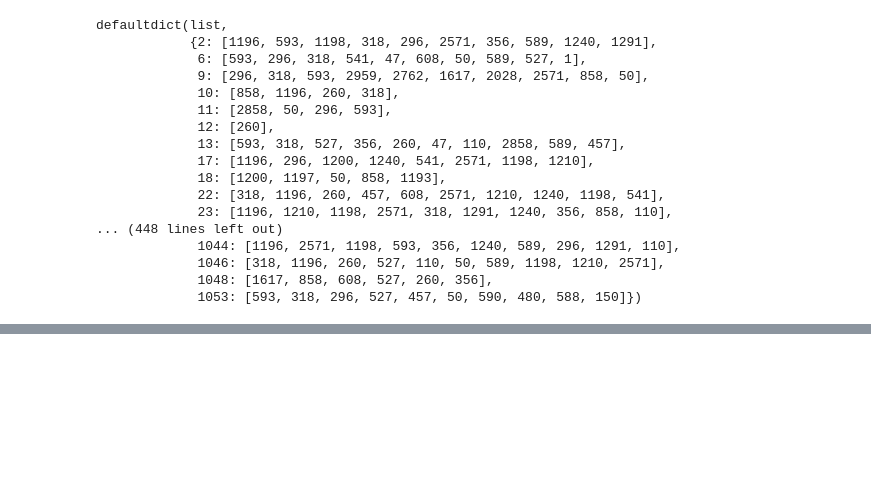
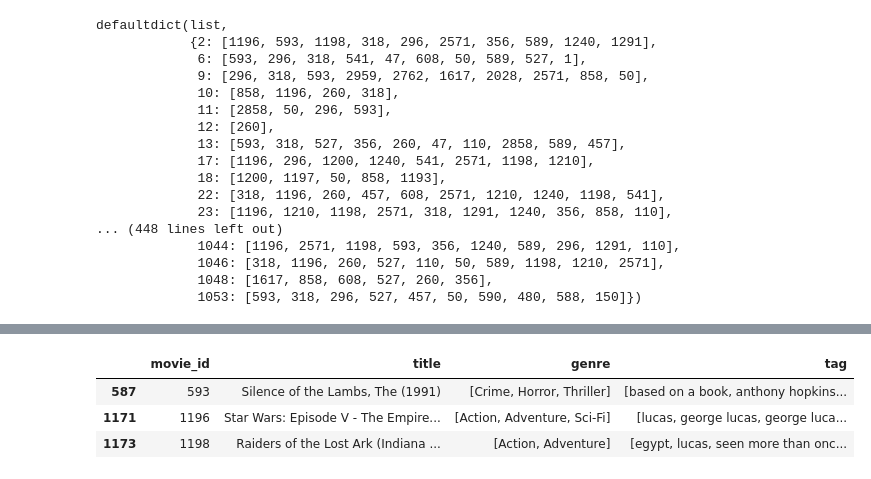
Before and after one commit to oreilly-japan/RecommenderSystems, a Jupyter notebook: chapter5/colab/Association.ipynb, the cells around one changed output, grey strips where cells are left out. Drawn from its saved outputs; the diff is of its cells as text; code cells hidden in the pictures; blank space fills up the shorter version.

```diff
--- a/chapter5/colab/Association.ipynb
+++ b/chapter5/colab/Association.ipynb
@@ -240,3 +249,11 @@ defaultdict(list,
+# %%
+# user_id=2に対するおすすめ(1196, 593, 1198)
+movies[movies.movie_id.isin([1196, 593, 1198])]
+# %% [output]
+|  | movie_id | title | genre | tag |
+| 587 | 593 | Silence of the Lambs, The (1991) | [Crime, Horror, Thriller] | [based on a book, anthony hopkins... |
+| 1171 | 1196 | Star Wars: Episode V - The Empire... | [Action, Adventure, Sci-Fi] | [lucas, george lucas, george luca... |
+| 1173 | 1198 | Raiders of the Lost Ark (Indiana ... | [Action, Adventure] | [egypt, lucas, seen more than onc... |
 # %%
 # apriori(user_movie_matrix, min_support=0.1, use_colnames=True)
 # association_rules(freq_movies, metric='lift', min_threshold=1)
```
Also changed, not shown: parts of 2 cells of this notebook, 10 other files.
